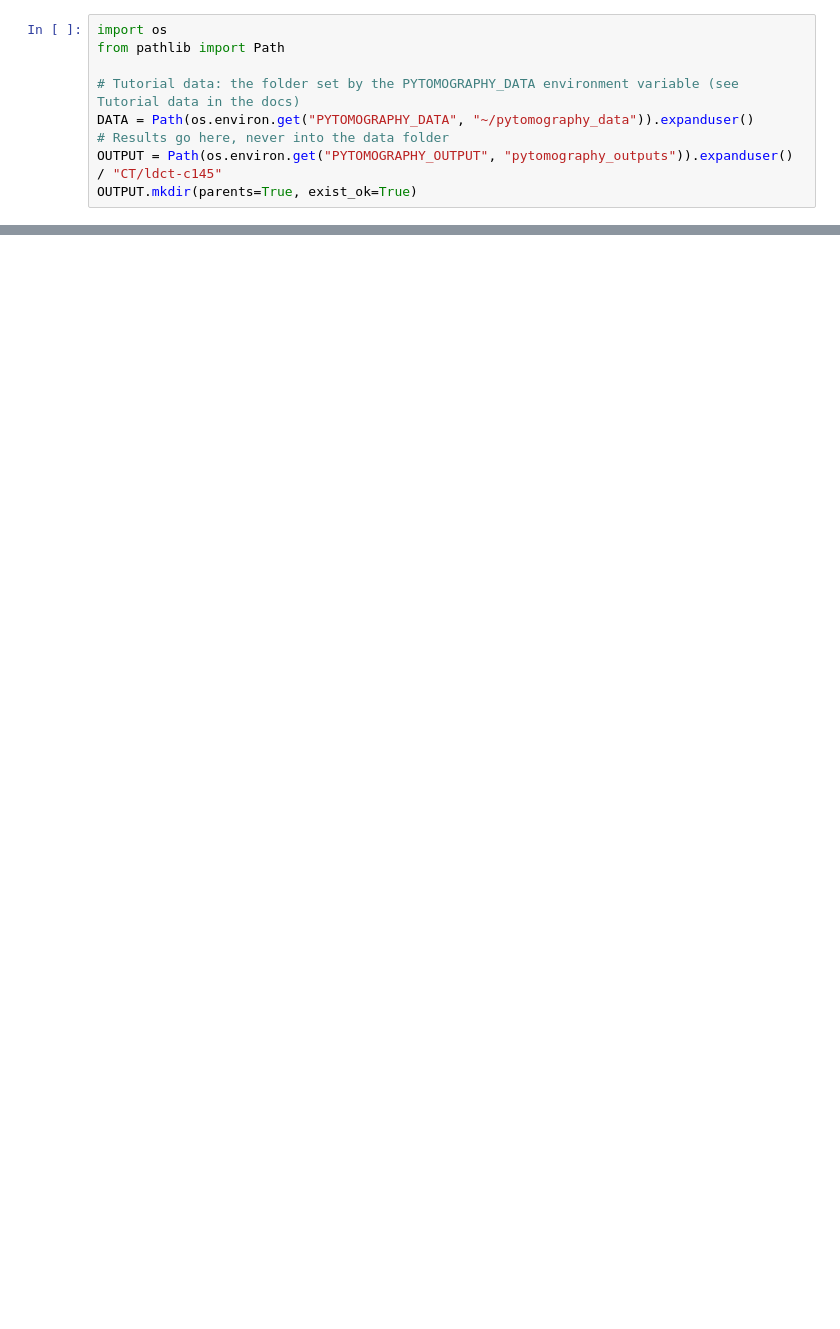
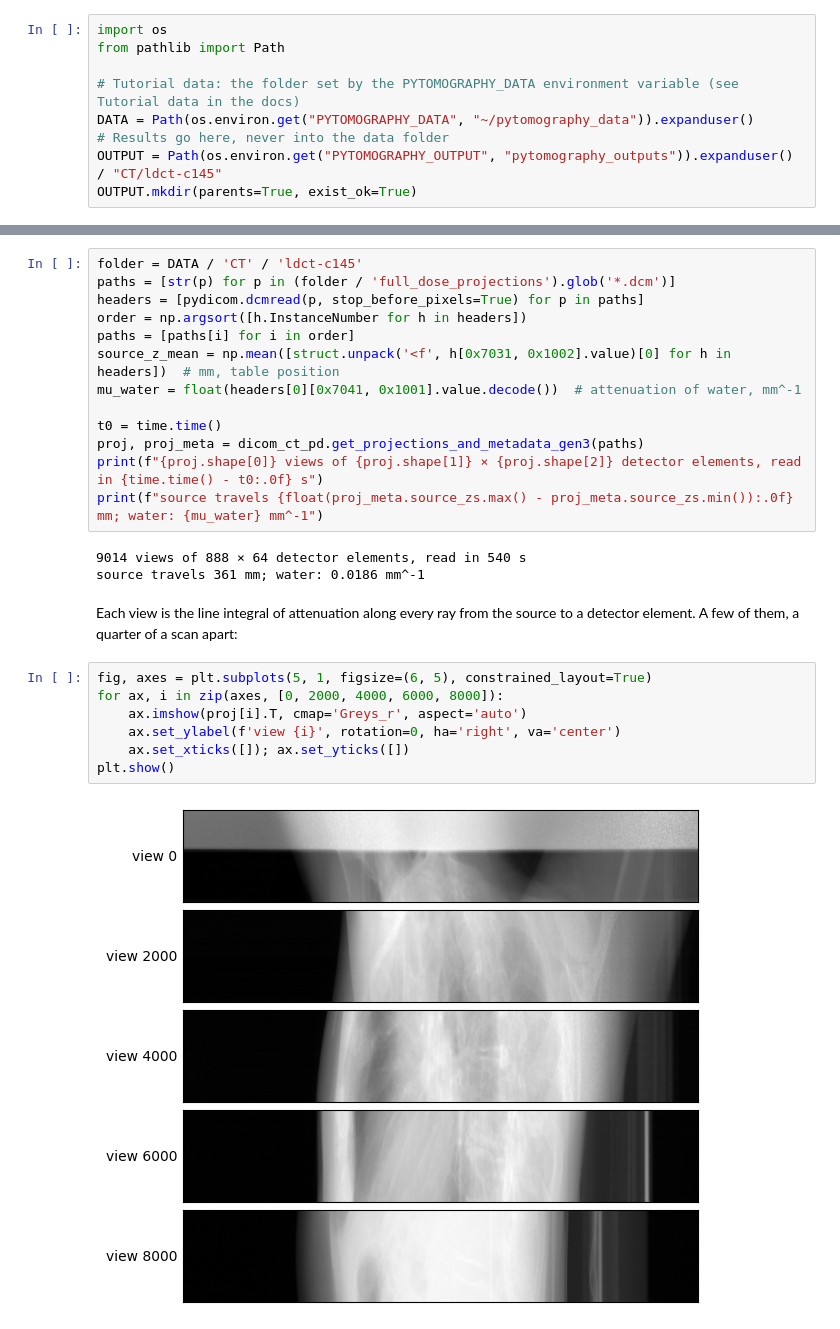
Before and after one commit to PyTomography/PyTomography, a Jupyter notebook: docs/source/notebooks/t_CT_GEN3.ipynb, the cells around one changed output, grey strips where cells are left out. Saved outputs shown, nothing was run; the diff lists cells and outputs as text; blank space fills up the shorter version.

```diff
--- a/docs/source/notebooks/t_CT_GEN3.ipynb
+++ b/docs/source/notebooks/t_CT_GEN3.ipynb
@@ -61,0 +31,27 @@ We can create the system matrix as follows. The `N_splits` argument can save on
+# %%
+folder = DATA / 'CT' / 'ldct-c145'
+paths = [str(p) for p in (folder / 'full_dose_projections').glob('*.dcm')]
+headers = [pydicom.dcmread(p, stop_before_pixels=True) for p in paths]
+order = np.argsort([h.InstanceNumber for h in headers])
+paths = [paths[i] for i in order]
+source_z_mean = np.mean([struct.unpack('<f', h[0x7031, 0x1002].value)[0] for h in headers])  # mm, table position
+mu_water = float(headers[0][0x7041, 0x1001].value.decode())  # attenuation of water, mm^-1
+
+t0 = time.time()
+proj, proj_meta = dicom_ct_pd.get_projections_and_metadata_gen3(paths)
+print(f"{proj.shape[0]} views of {proj.shape[1]} × {proj.shape[2]} detector elements, read in {time.time() - t0:.0f} s")
+print(f"source travels {float(proj_meta.source_zs.max() - proj_meta.source_zs.min()):.0f} mm; water: {mu_water} mm^-1")
+# %% [output]
+9014 views of 888 × 64 detector elements, read in 540 s
+source travels 361 mm; water: 0.0186 mm^-1
+# %% [markdown]
+Each view is the line integral of attenuation along every ray from the source to a detector element. A few of them, a quarter of a scan apart:
+# %%
+fig, axes = plt.subplots(5, 1, figsize=(6, 5), constrained_layout=True)
+for ax, i in zip(axes, [0, 2000, 4000, 6000, 8000]):
+    ax.imshow(proj[i].T, cmap='Greys_r', aspect='auto')
+    ax.set_ylabel(f'view {i}', rotation=0, ha='right', va='center')
+    ax.set_xticks([]); ax.set_yticks([])
+plt.show()
+# %% [output]
+[figure, added]
```
Also changed, not shown: parts of 27 cells of this notebook, 2 other files.
